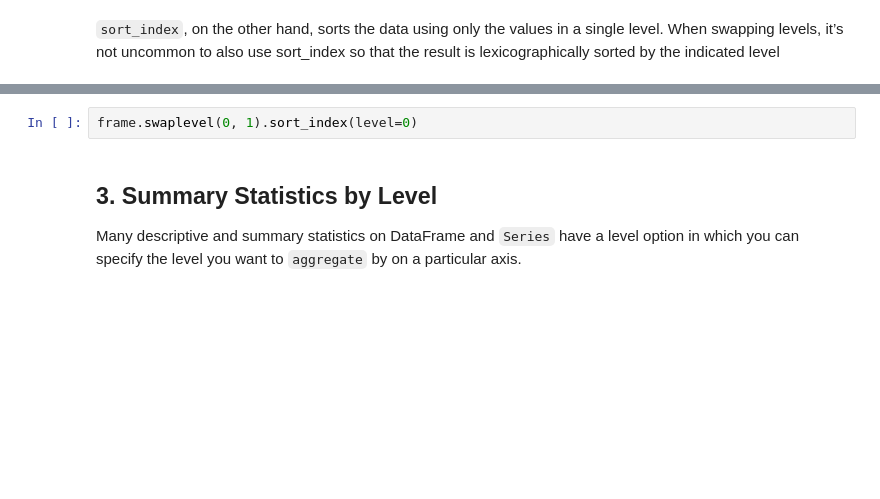
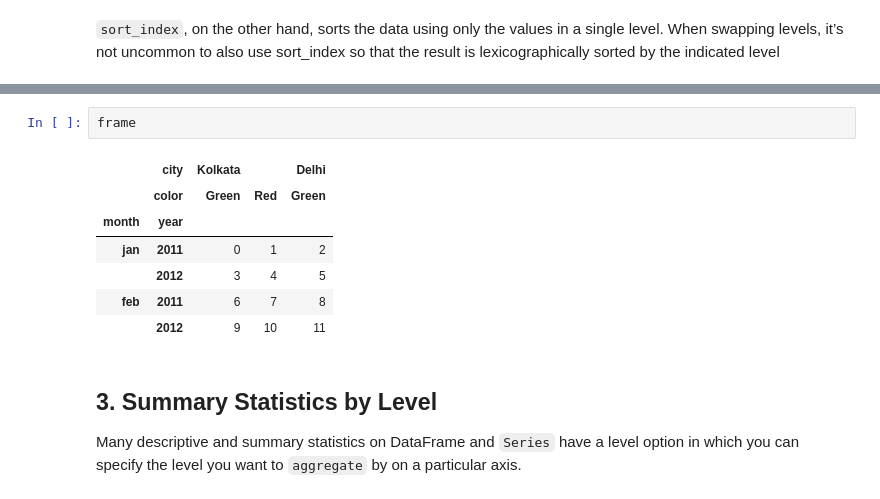
Before and after one commit to Etucator/LearingPython, a Jupyter notebook: 09_Pandas_Data_Wrangling_Join_Combine_and_Reshape.ipynb, the cells around one changed output, grey strips where cells are left out. Drawn from its saved outputs; the diff is of its cells as text; blank space fills up the shorter version.

```diff
--- a/09_Pandas_Data_Wrangling_Join_Combine_and_Reshape.ipynb
+++ b/09_Pandas_Data_Wrangling_Join_Combine_and_Reshape.ipynb
@@ -79,5 +224,13 @@ frame.sort_index(level=1)
-# %%
-frame.swaplevel(0, 1).sort_index(level=0)
+# %%
+frame
+# %% [output]
+|  | city | Kolkata |  | Delhi |
+|  | color | Green | Red | Green |
+| month | year |  |  |  |
+| jan | 2011 | 0 | 1 | 2 |
+|  | 2012 | 3 | 4 | 5 |
+| feb | 2011 | 6 | 7 | 8 |
+|  | 2012 | 9 | 10 | 11 |
 # %% [markdown]
 ## 3. Summary Statistics by Level
 
```
Also changed, not shown: parts of 32 cells of this notebook.
